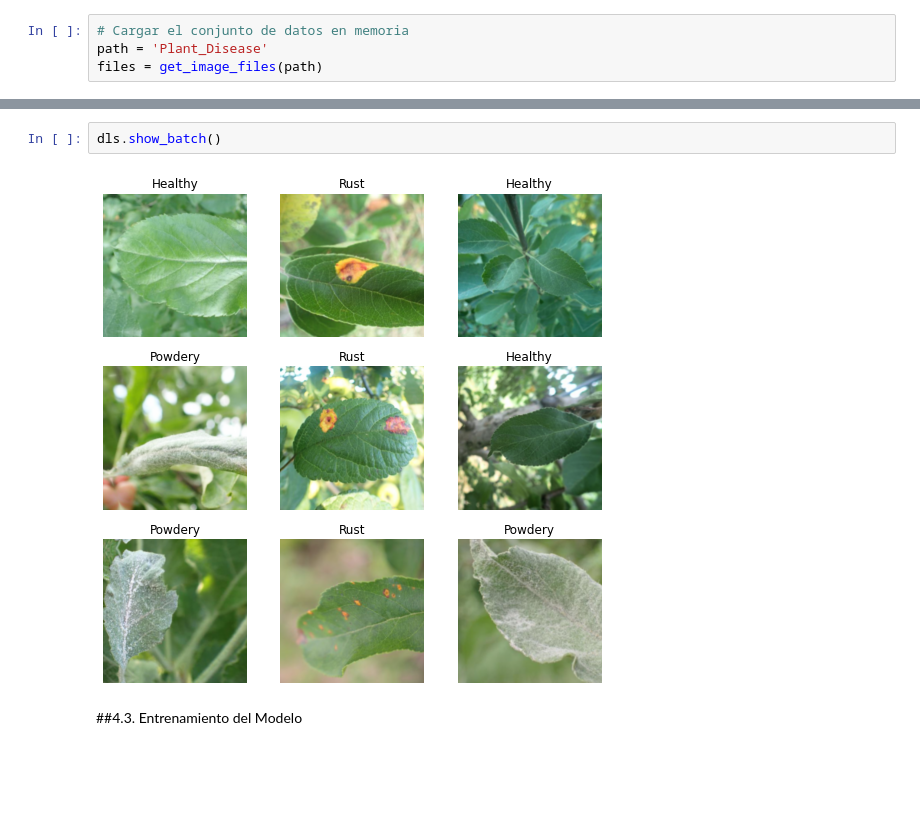
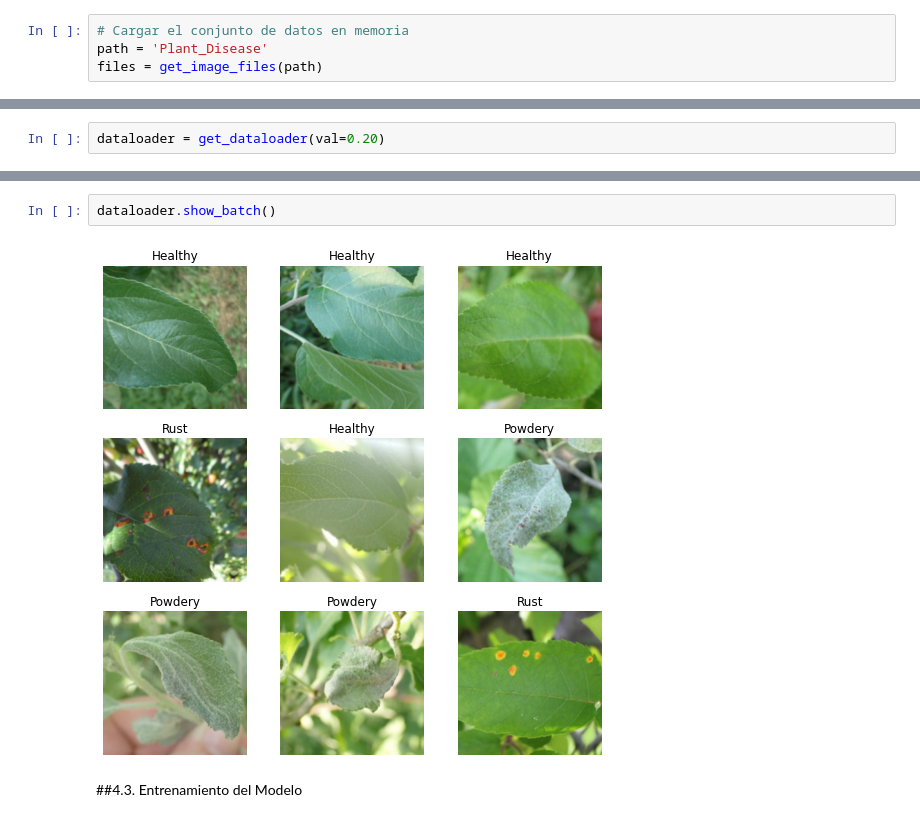
Before and after one commit to JLopez86/plant_disease, a Jupyter notebook: 04_Transfer_Learning.ipynb, the cells around one changed output, grey strips where cells are left out. Cells and saved outputs as stored; diff of their text form; blank space fills up the shorter version.

```diff
--- a/04_Transfer_Learning.ipynb
+++ b/04_Transfer_Learning.ipynb
@@ -118,0 +153,2 @@ dls = get_dataloader(val=0.20)
+# %%
+dataloader = get_dataloader(val=0.20)
@@ -166,7 +206,7 @@ plt.show()
 # %%
-dls.show_batch()
+dataloader.show_batch()
 # %% [output]
-[figure, old version]
+[figure, new version]
 # %% [markdown]
 ##4.3. Entrenamiento del Modelo
 # %%
```
Also changed, not shown: parts of 15 cells of this notebook.
